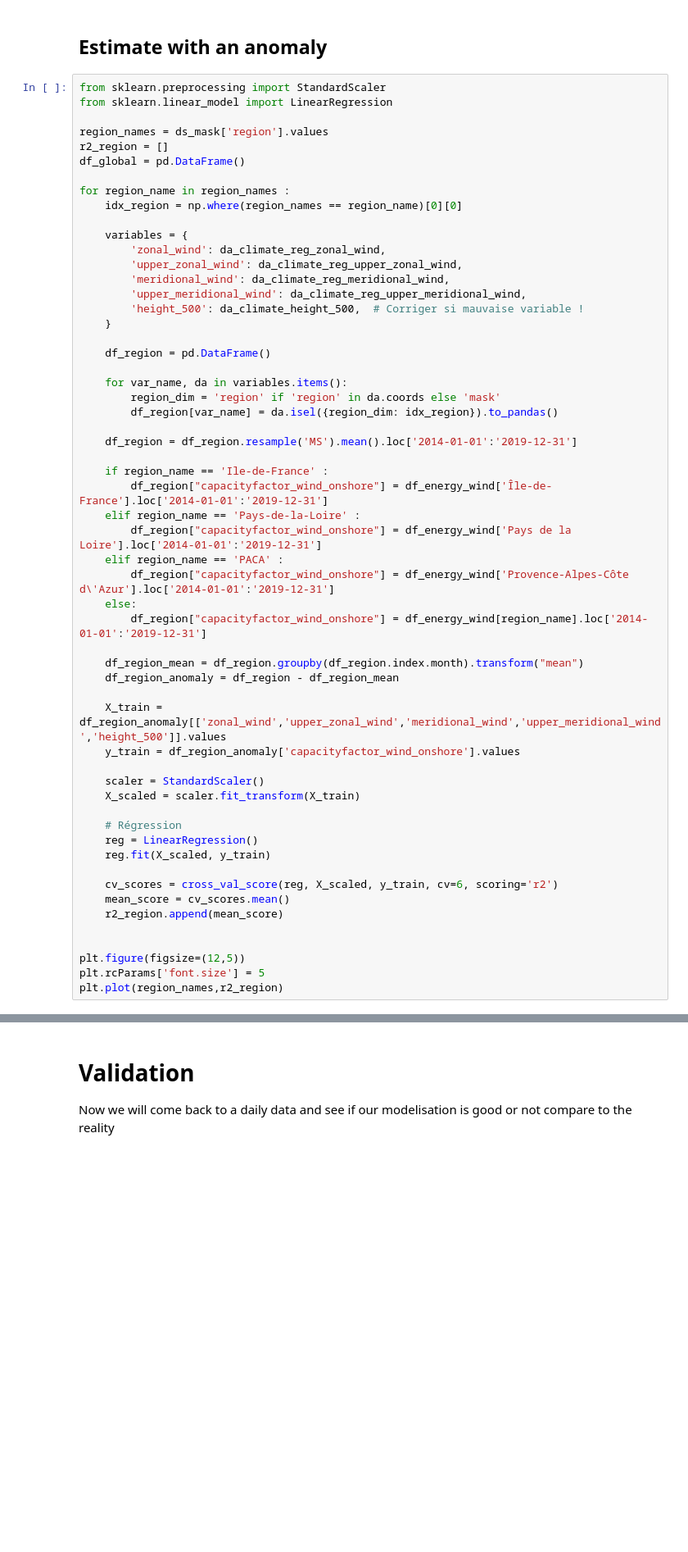
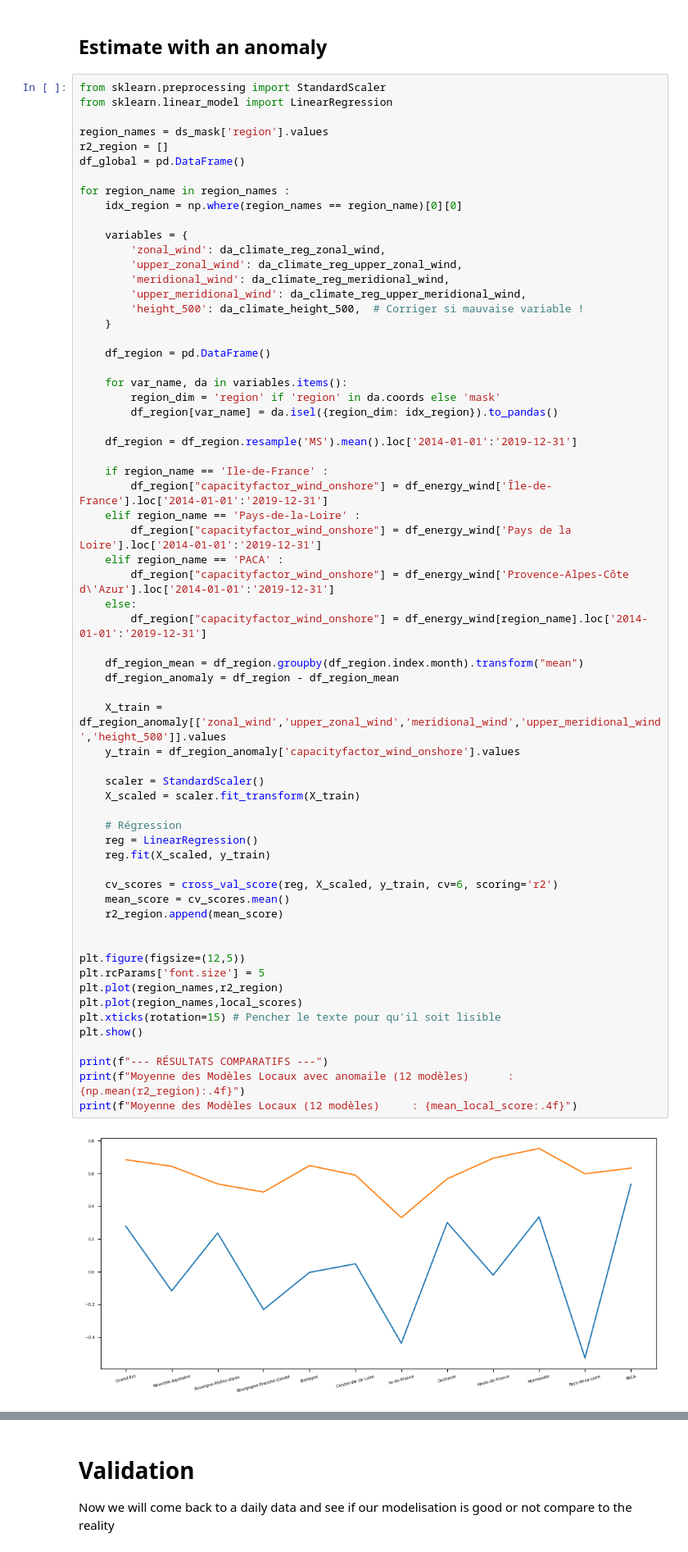
Before and after one commit to Amaury-lbn/Machine_learning_for_cliamte, a Jupyter notebook: project_vre.ipynb, the cells around one changed output, grey strips where cells are left out. Shown at 82% size. Drawn from its saved outputs; the diff is of its cells as text; blank space fills up the shorter version.

```diff
--- a/project_vre.ipynb
+++ b/project_vre.ipynb
@@ -771,30 +703,38 @@ for region_name in region_names :
         df_region["capacityfactor_wind_onshore"] = df_energy_wind['Île-de-France'].loc['2014-01-01':'2019-12-31']
     elif region_name == 'Pays-de-la-Loire' :
         df_region["capacityfactor_wind_onshore"] = df_energy_wind['Pays de la Loire'].loc['2014-01-01':'2019-12-31']
     elif region_name == 'PACA' :
         df_region["capacityfactor_wind_onshore"] = df_energy_wind['Provence-Alpes-Côte d\'Azur'].loc['2014-01-01':'2019-12-31']
     else:
         df_region["capacityfactor_wind_onshore"] = df_energy_wind[region_name].loc['2014-01-01':'2019-12-31']
 
     df_region_mean = df_region.groupby(df_region.index.month).transform("mean")
     df_region_anomaly = df_region - df_region_mean
 
     X_train = df_region_anomaly[['zonal_wind','upper_zonal_wind','meridional_wind','upper_meridional_wind','height_500']].values
     y_train = df_region_anomaly['capacityfactor_wind_onshore'].values
 
     scaler = StandardScaler()
     X_scaled = scaler.fit_transform(X_train)
 
     # Régression
     reg = LinearRegression()
     reg.fit(X_scaled, y_train)
 
     cv_scores = cross_val_score(reg, X_scaled, y_train, cv=6, scoring='r2')
     mean_score = cv_scores.mean()
     r2_region.append(mean_score)
 
 
 plt.figure(figsize=(12,5))
 plt.rcParams['font.size'] = 5
 plt.plot(region_names,r2_region)
+plt.plot(region_names,local_scores)
+plt.xticks(rotation=15) # Pencher le texte pour qu'il soit lisible
+plt.show()
+
+print(f"--- RÉSULTATS COMPARATIFS ---")
+print(f"Moyenne des Modèles Locaux avec anomaile (12 modèles)      : {np.mean(r2_region):.4f}")
+print(f"Moyenne des Modèles Locaux (12 modèles)     : {mean_local_score:.4f}")
 # %% [output]
+[figure, new version]
```
Also changed, not shown: parts of 16 cells of this notebook.
